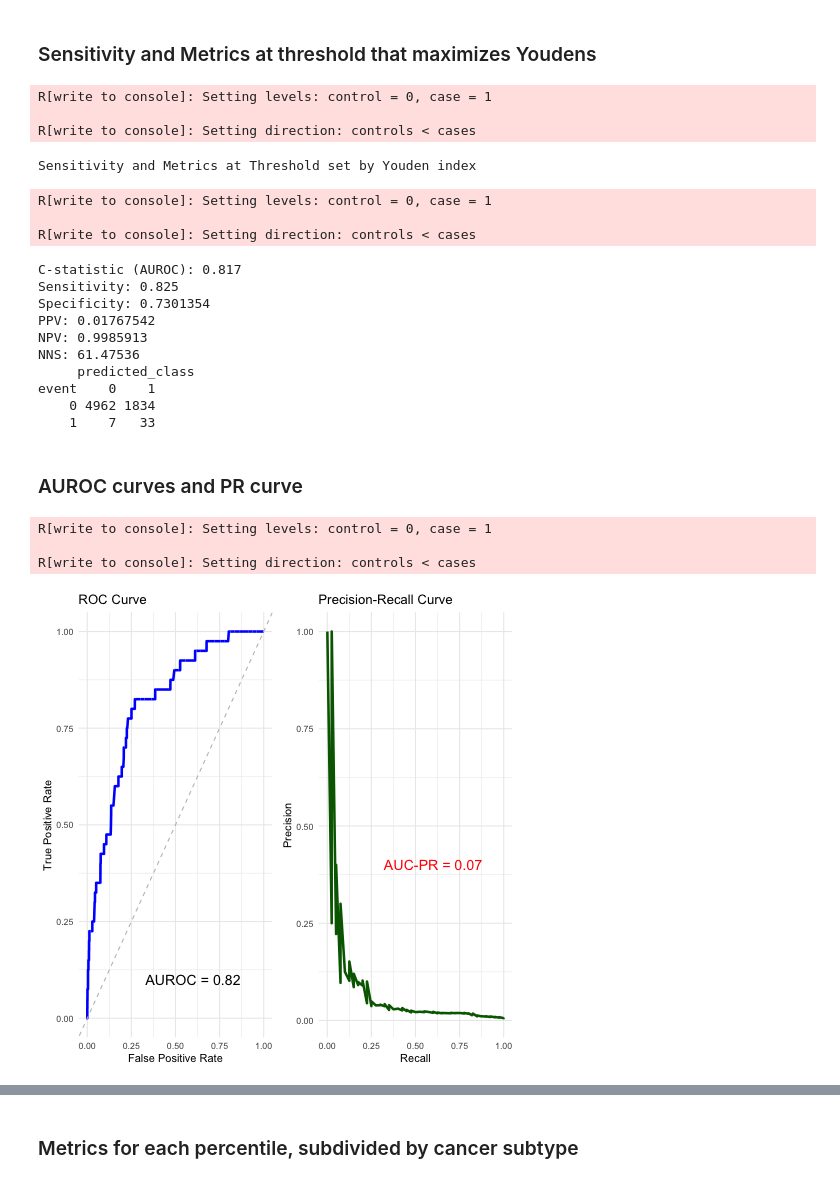
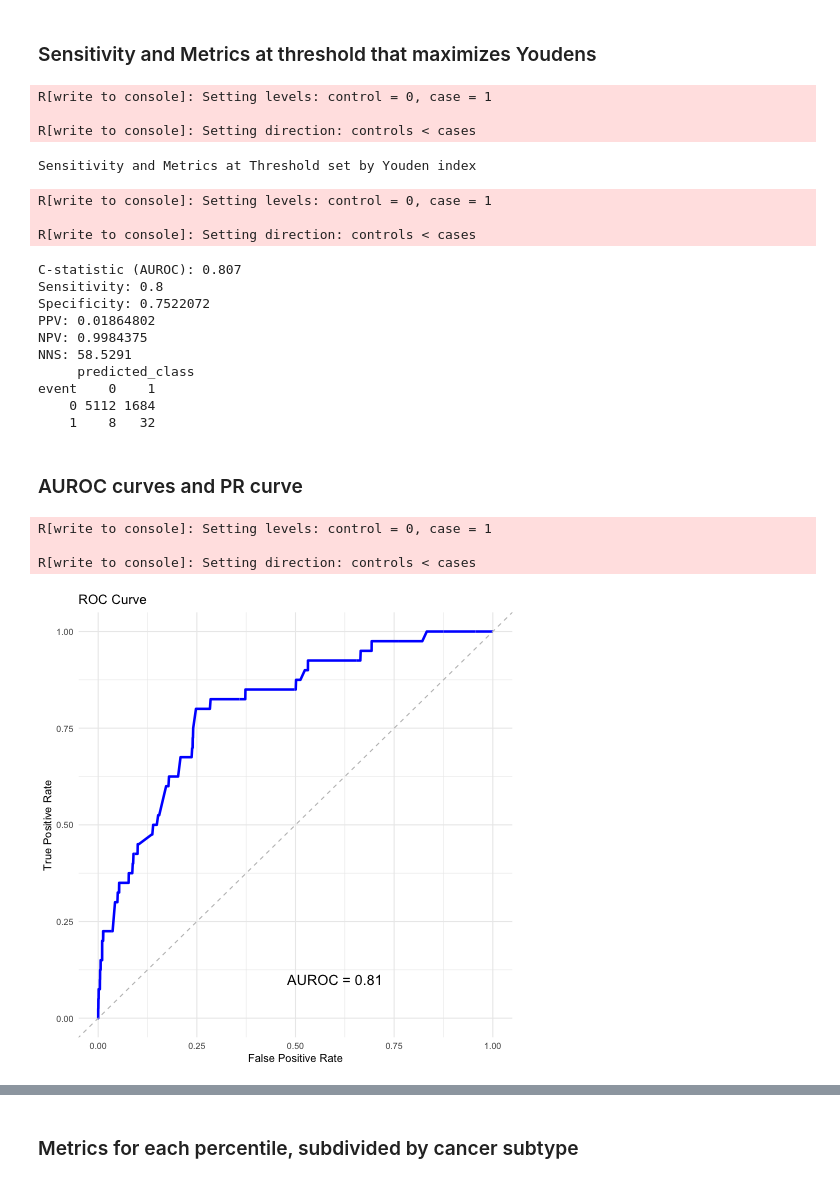
Before and after one commit to alyssayc/ugi-risk, a Jupyter notebook: notebook/analysis_1.ipynb, the cells around one changed output, grey strips where cells are left out. Drawn from its saved outputs; the diff is of its cells as text; code cells hidden in the pictures.

```diff
--- a/notebook/analysis_1.ipynb
+++ b/notebook/analysis_1.ipynb
@@ -110,7 +111,8 @@ cols_to_ignore <- c(
     'months_to_event', 'ugica', 'ugica_ESCC', 'ugica_EAC', 'ugica_CGC', 'ugica_NCGC',
     'death', 'subtype', 'visit_year', 'diagnosis_year', 'encounter_type', 'social_language',
     'days_to_event', 'days_to_dx', 'days_to_death',
-    "eac_risk_factors_screening", "meets_screening"
+    "eac_risk_factors_screening", "meets_screening",
+    "hgball_baseline_imputed_mean"
 )
 
 subtype_outcomes <- c('ugica_ESCC', 'ugica_EAC', 'ugica_CGC', 'ugica_NCGC')
@@ -550,28 +539,26 @@ Sensitivity and Metrics at Threshold set by Youden index
 R[write to console]: Setting levels: control = 0, case = 1
 
 R[write to console]: Setting direction: controls < cases
-C-statistic (AUROC): 0.817
-Sensitivity: 0.825
-Specificity: 0.7301354
-PPV: 0.01767542
-NPV: 0.9985913
-NNS: 61.47536
+C-statistic (AUROC): 0.807
+Sensitivity: 0.8
+Specificity: 0.7522072
+PPV: 0.01864802
+NPV: 0.9984375
+NNS: 58.5291
      predicted_class
 event    0    1
-    0 4962 1834
-    1    7   33
+    0 5112 1684
+    1    8   32
 # %% [markdown]
 ### AUROC curves and PR curve
 # %%
 %%R
 # Generate all plots
 p1 <- plot_roc_gg(event_5_years, risk_5_years)
 p2 <- plot_pr_gg(event_5_years, risk_5_years)
-
-# Show all plots in a grid (KM comes with table, so best shown separately)
-grid.arrange(p1, p2, nrow=1)  # ROC and PR side-by-side
+p1
 # %% [output]
 R[write to console]: Setting levels: control = 0, case = 1
 
 R[write to console]: Setting direction: controls < cases
-[figure, old version]
+[figure, new version]
```
Also changed, not shown: parts of 20 cells of this notebook.
